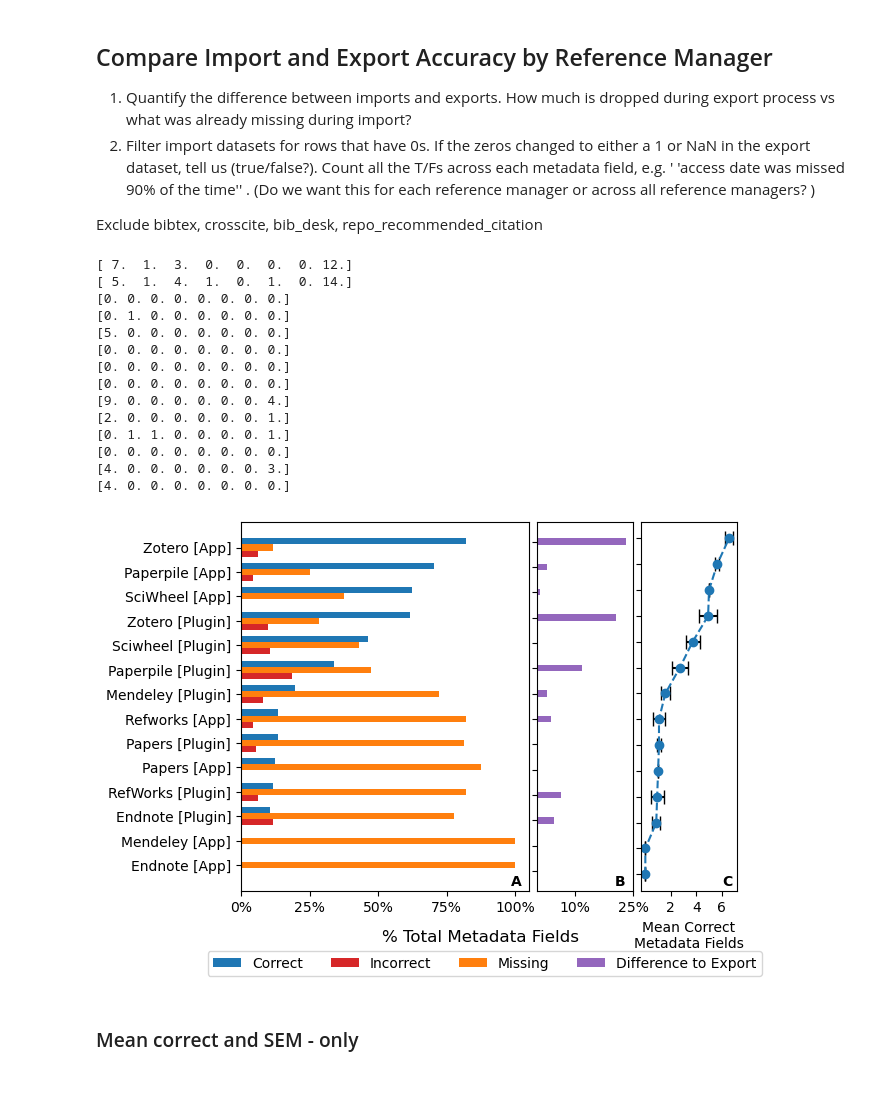
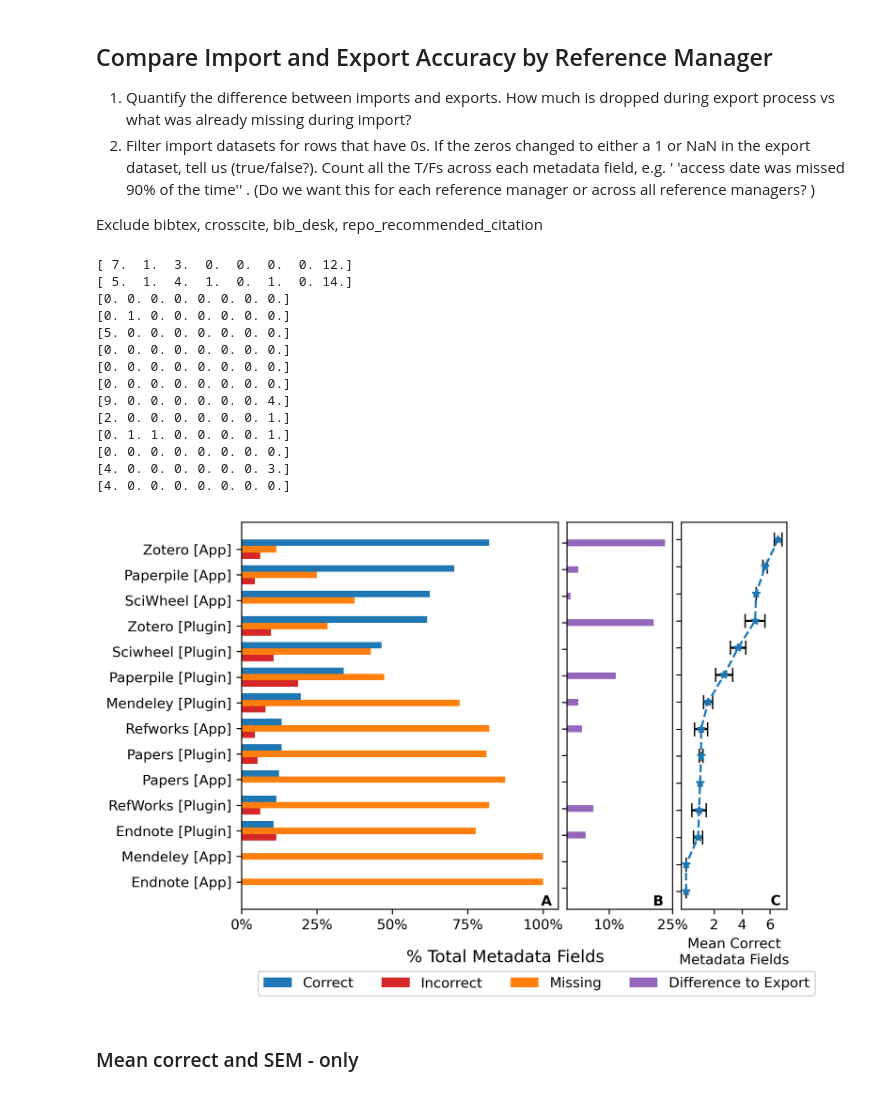
Before and after one commit to kvrouwenvelder/reference-manager-analysis, a Jupyter notebook: refman-data-citation-analysis-workbook.ipynb, the cells around one changed output. Saved outputs shown, nothing was run; the diff lists cells and outputs as text; code cells hidden in the pictures.

Commit message:
figure graphing updates

```diff
--- a/refman-data-citation-analysis-workbook.ipynb
+++ b/refman-data-citation-analysis-workbook.ipynb
@@ -505,7 +505,10 @@ y2 = 14*8 # Max value possible for repo_export_sums for each ref manager. 14 rep
 x3 = np.arange(len(list_of_dfs))
 y3 = np.arange(len(repo_import_sums_df_sort))
 
-fig, axes = plt.subplots(1, 3, gridspec_kw = {'width_ratios': [3,1,1]})
+fig, axes = plt.subplots(1, 3, gridspec_kw = {'width_ratios': [3,1,1]}, dpi=300)
+# set dpi in fig here to avoid issues with axes.text later
+
+fig.set_size_inches(7,5)
 
 offset = 0.25
 width = 0.25
@@ -519,7 +522,7 @@ axes[0].barh(x1, (repo_import_sums_df_sort['sum_missing']/y1*100), width,label =
 axes[1].barh(x2, (repo_import_sums_df_sort['sum_export_diff']/y2*100), width, label = 'Difference to Export', color = 'tab:purple')
 
 # Graph THREE
-axes[2].errorbar(repo_import_sums_df_sort['mean_correct'], y3, xerr = repo_import_sums_df_sort['sem_correct'], ls='--', marker='o', capsize=5, capthick=1, ecolor='black')
+axes[2].errorbar(repo_import_sums_df_sort['mean_correct'], y3, xerr = repo_import_sums_df_sort['sem_correct'], ls='--', marker='*', capsize=5, capthick=1, ecolor='black')
 
 # set legend
 lines = []
@@ -539,7 +542,7 @@ axes[0].set_xticks([0,25,50,75,100],ylabels) # Either [0,y/4,y/2,3*y/4,y] for ra
 #axes[0].set_xlabel('% Total Metadata Fields')
 #axes[0].legend(bbox_to_anchor=(0.6, 0.8))
 # add subplot label
-axes[0].text(0.75, 0.14, 'A', horizontalalignment='center', verticalalignment='center', transform=ax1.transAxes, weight = 'bold')
+axes[0].text(3.25, 0.7, 'A', horizontalalignment='center', verticalalignment='center', transform=ax1.transAxes, weight = 'bold')
 
 # Graph TWO
 axes[1].set_yticks(x2,'', rotation = 0) # Either use repo_import_sums_df_sort.index for labels or new string, 'labels'
@@ -548,7 +551,7 @@ axes[1].set_xticks([10,25],ylabels1) # Either [0,y/4,y/2,3*y/4,y] for raw # meta
 axes[1].set_xlim(0,25)
 #axes[1].legend(bbox_to_anchor = (0.75, 0.75))
 # add subplot label
-axes[1].text(1.03, 0.14, 'B', horizontalalignment='center', verticalalignment='center', transform=ax1.transAxes, weight = 'bold')
+axes[1].text(4.15, 0.7, 'B', horizontalalignment='center', verticalalignment='center', transform=ax1.transAxes, weight = 'bold')
 
 
 # Graph THREE
@@ -556,35 +559,35 @@ axes[2].set_yticks(y3,'') # Use Repository column
 axes[2].set_xticks([2,4,6])
 axes[2].set_xlabel('Mean Correct'+ '\n'+ 'Metadata Fields')
 # add subplot label
-axes[2].text(1.32, 0.14, 'C', horizontalalignment='center', verticalalignment='center', transform=ax1.transAxes, weight = 'bold')
+axes[2].text(5.1, 0.7, 'C', horizontalalignment='center', verticalalignment='center', transform=ax1.transAxes, weight = 'bold')
 
 # Set figure legend
 fig.legend(lines, labels, bbox_to_anchor = (0.95, 0), ncols = 4)
 
 # set figure subtitle
 fig.suptitle('% Total Metadata Fields', x = 0.5, y = 0.03)
 
 # set spacing between subplots
 plt.subplots_adjust(wspace = 0.05)
 plt.show()
 
 fig.savefig((filepath+filename+filename2+'_export_diff'+'.png'), bbox_inches = 'tight')
 # %% [output]
 [ 7.  1.  3.  0.  0.  0.  0. 12.]
 [ 5.  1.  4.  1.  0.  1.  0. 14.]
 [0. 0. 0. 0. 0. 0. 0. 0.]
 [0. 1. 0. 0. 0. 0. 0. 0.]
 [5. 0. 0. 0. 0. 0. 0. 0.]
 [0. 0. 0. 0. 0. 0. 0. 0.]
 [0. 0. 0. 0. 0. 0. 0. 0.]
 [0. 0. 0. 0. 0. 0. 0. 0.]
 [9. 0. 0. 0. 0. 0. 0. 4.]
 [2. 0. 0. 0. 0. 0. 0. 1.]
 [0. 1. 1. 0. 0. 0. 0. 1.]
 [0. 0. 0. 0. 0. 0. 0. 0.]
 [4. 0. 0. 0. 0. 0. 0. 3.]
 [4. 0. 0. 0. 0. 0. 0. 0.]
-[figure, old version]
+[figure, new version]
 # %% [markdown]
 ### Mean correct and SEM - only
 # %%
```
Also changed, not shown: parts of 1 cell of this notebook.
